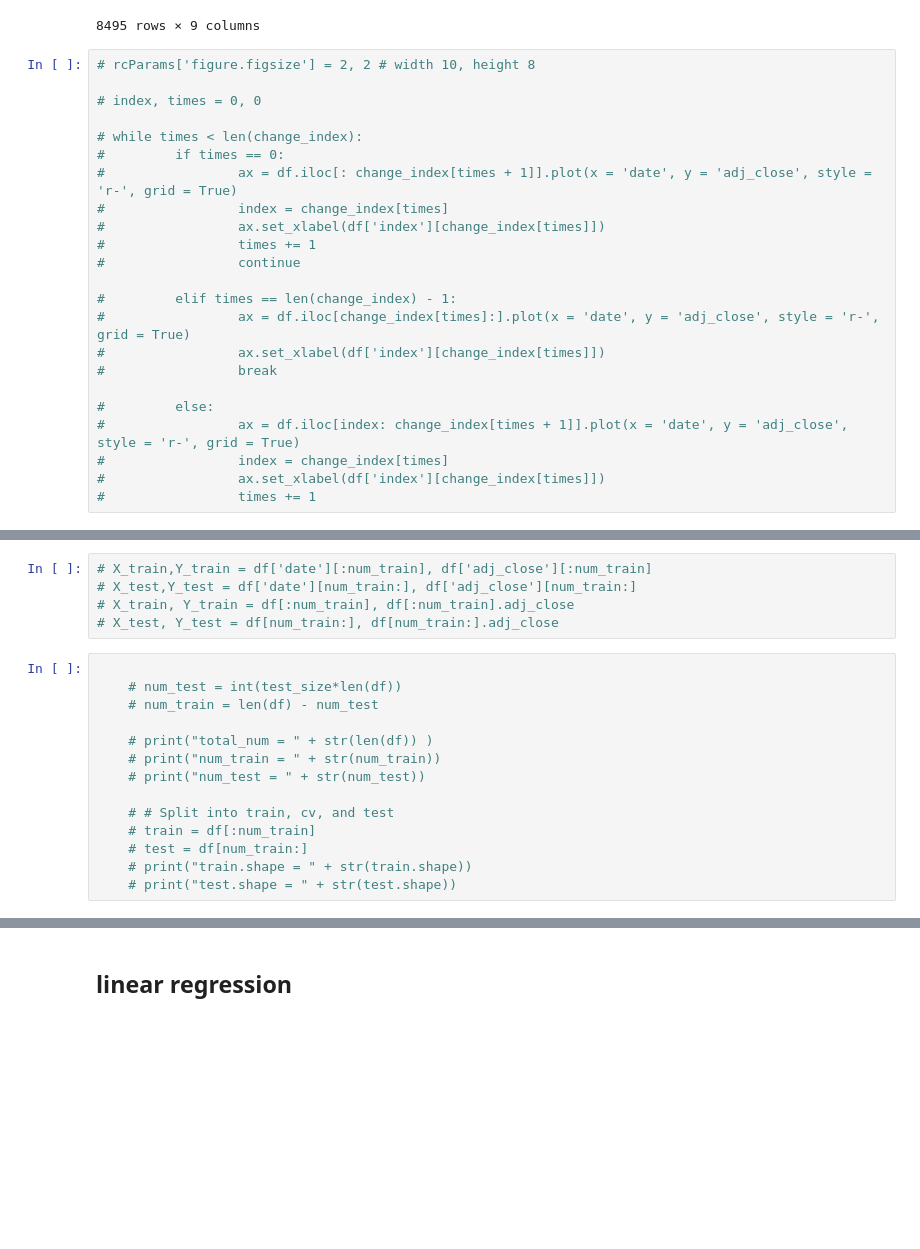
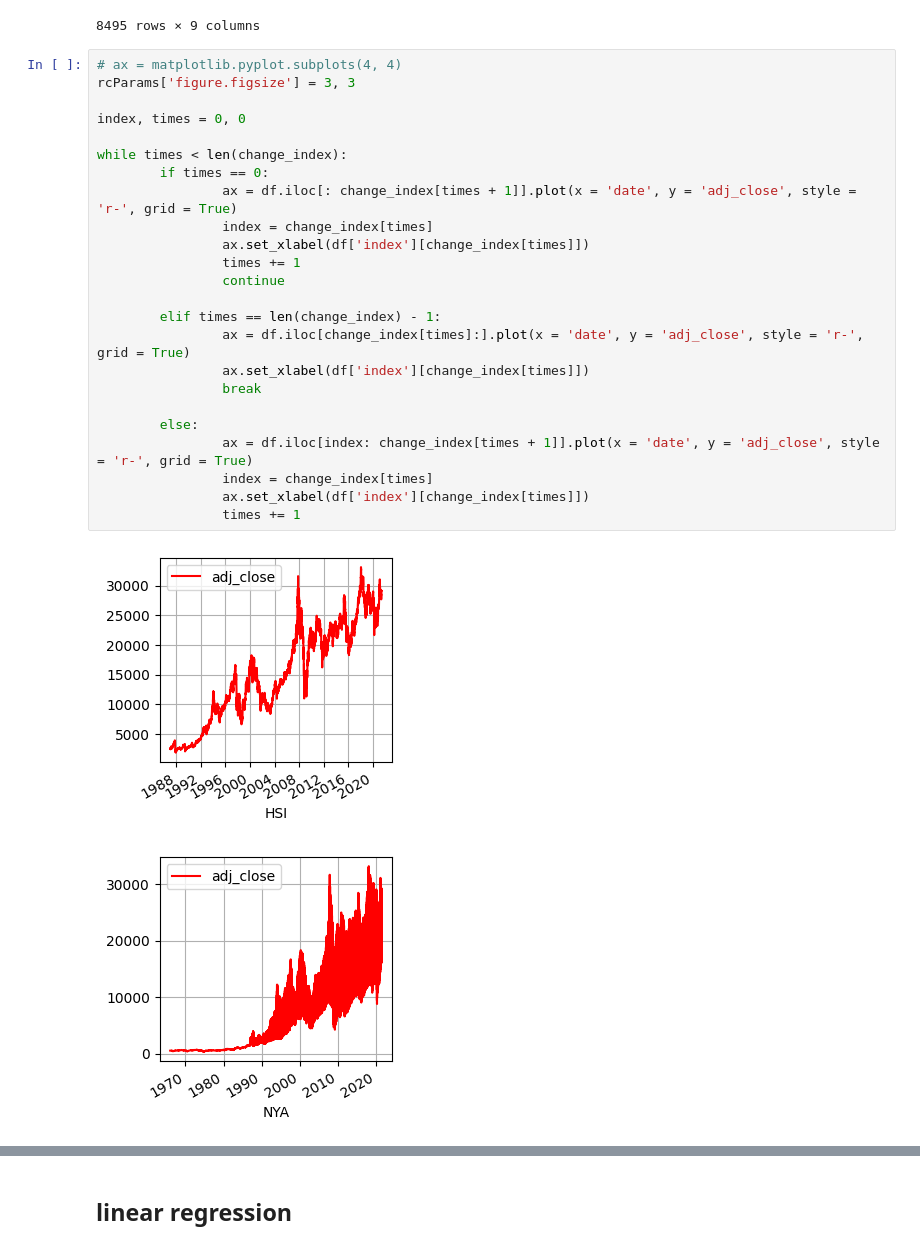
Before and after one commit to blue-debug/Security-van-evolutionary-algorithm, a Jupyter notebook: security/leaning from data.ipynb, the cells around one changed output, grey strips where cells are left out. Saved outputs shown, nothing was run; the diff lists cells and outputs as text; blank space fills up the shorter version.

```diff
--- a/security/leaning from data.ipynb
+++ b/security/leaning from data.ipynb
@@ -116,25 +116,29 @@ df.head(8495)
 | 8494 | NYA | 1966-01-04 | 527.840027 | 527.840027 | 527.840027 | 527.840027 | 527.840027 | 0.000000e+00 | 527.840027 |
 8495 rows × 9 columns
 # %%
-# rcParams['figure.figsize'] = 2, 2 # width 10, height 8
+# ax = matplotlib.pyplot.subplots(4, 4)
+rcParams['figure.figsize'] = 3, 3
 
-# index, times = 0, 0
+index, times = 0, 0
 
-# while times < len(change_index):
-#         if times == 0:
-#                 ax = df.iloc[: change_index[times + 1]].plot(x = 'date', y = 'adj_close', style = 'r-', grid = True)
-#                 index = change_index[times]
-#                 ax.set_xlabel(df['index'][change_index[times]])
-#                 times += 1
-#                 continue
+while times < len(change_index):
+        if times == 0:
+                ax = df.iloc[: change_index[times + 1]].plot(x = 'date', y = 'adj_close', style = 'r-', grid = True)
+                index = change_index[times]
+                ax.set_xlabel(df['index'][change_index[times]])
+                times += 1
+                continue
 
-#         elif times == len(change_index) - 1:
-#                 ax = df.iloc[change_index[times]:].plot(x = 'date', y = 'adj_close', style = 'r-', grid = True)
-#                 ax.set_xlabel(df['index'][change_index[times]])
-#                 break
+        elif times == len(change_index) - 1:
+                ax = df.iloc[change_index[times]:].plot(x = 'date', y = 'adj_close', style = 'r-', grid = True)
+                ax.set_xlabel(df['index'][change_index[times]])
+                break
 
-#         else:
-#                 ax = df.iloc[index: change_index[times + 1]].plot(x = 'date', y = 'adj_close', style = 'r-', grid = True)
-#                 index = change_index[times]
-#                 ax.set_xlabel(df['index'][change_index[times]])
-#                 times += 1
+        else:
+                ax = df.iloc[index: change_index[times + 1]].plot(x = 'date', y = 'adj_close', style = 'r-', grid = True)
+                index = change_index[times]
+                ax.set_xlabel(df['index'][change_index[times]])
+                times += 1
+# %% [output]
+[figure, added]
+[figure, added]
@@ -141,22 +156,3 @@ df.head(8495)
-# %%
-# X_train,Y_train = df['date'][:num_train], df['adj_close'][:num_train]
-# X_test,Y_test = df['date'][num_train:], df['adj_close'][num_train:]
-# X_train, Y_train = df[:num_train], df[:num_train].adj_close
-# X_test, Y_test = df[num_train:], df[num_train:].adj_close
-# %%
-
-    # num_test = int(test_size*len(df))
-    # num_train = len(df) - num_test
-
-    # print("total_num = " + str(len(df)) )
-    # print("num_train = " + str(num_train))
-    # print("num_test = " + str(num_test))
-
-    # # Split into train, cv, and test
-    # train = df[:num_train]
-    # test = df[num_train:]
-    # print("train.shape = " + str(train.shape))
-    # print("test.shape = " + str(test.shape))
 # %%
 def wash_data(X, test_rate):
     num_test = int(test_rate * len(X))
```
Also changed, not shown: parts of 5 cells of this notebook.
